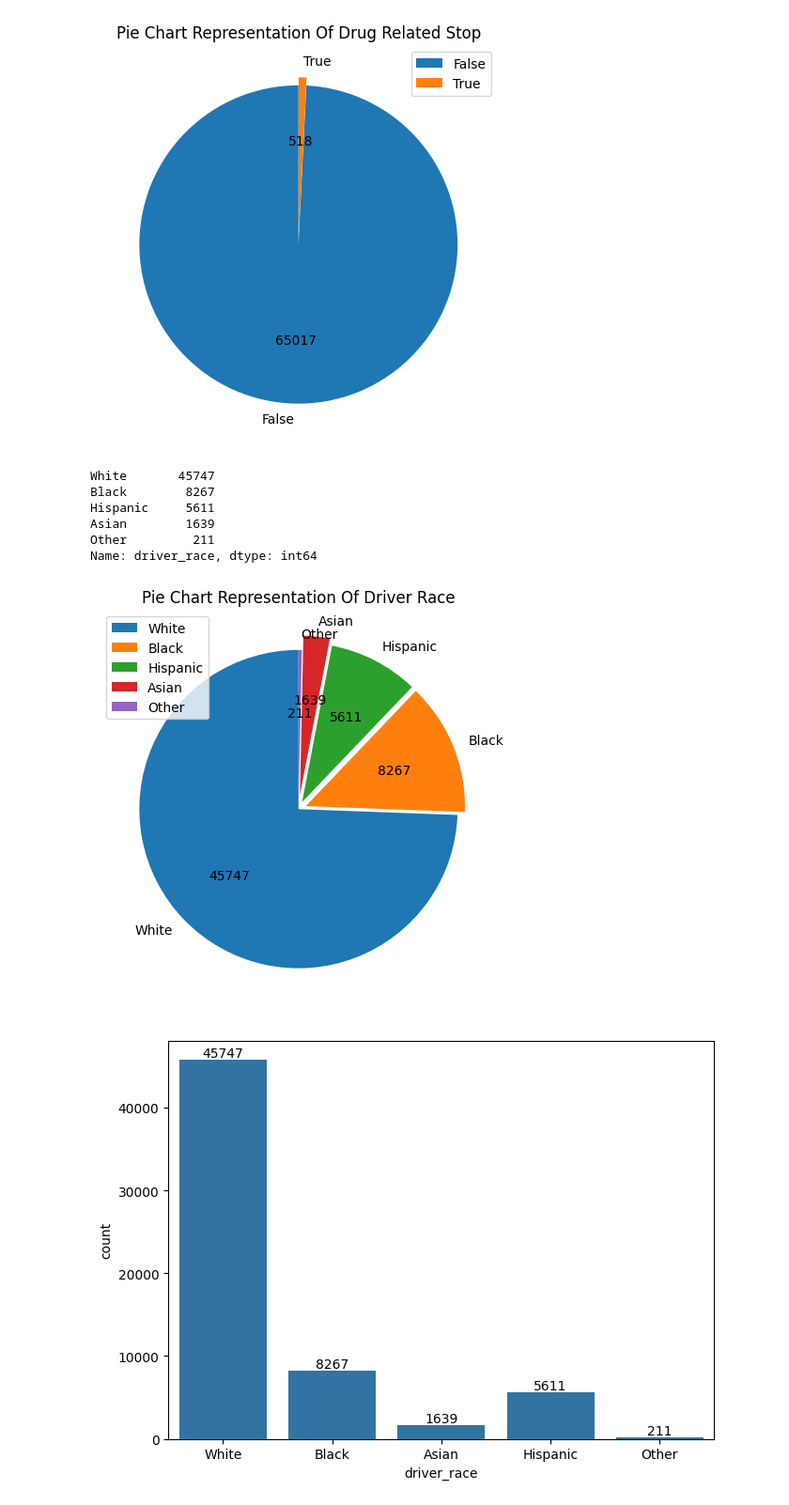
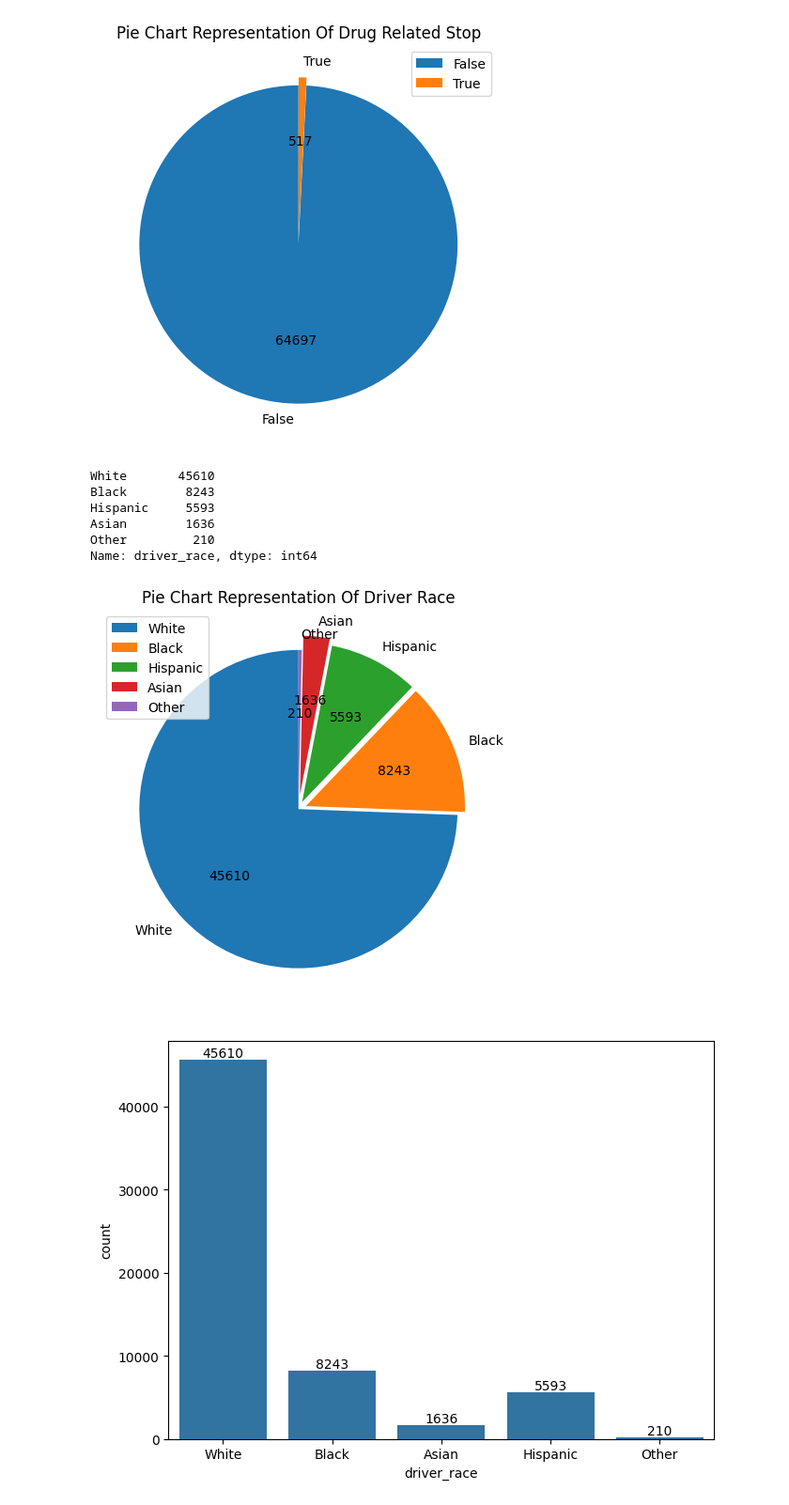
Before and after one commit to Eminent-thinker/policeData, a Jupyter notebook: policeData.ipynb, the cells around one changed output. Shown at 94% size. Cells and saved outputs as stored; diff of their text form; code cells hidden in the pictures.

```diff
--- a/policeData.ipynb
+++ b/policeData.ipynb
@@ -88,0 +144,2 @@ memory usage: 6.6+ MB
+# %%
+clean_data = df
@@ -88,0 +193,2 @@ memory usage: 6.6+ MB
+# %%
+clean_data = clean_data.drop_duplicates()
@@ -91,2 +209,2 @@ memory usage: 6.6+ MB
 # %%
-df.stop_date = pd.to_datetime(df['stop_date'])
+clean_data.stop_date = pd.to_datetime(clean_data['stop_date'], errors = 'ignore')
@@ -113,4 +237,4 @@ memory usage: 6.6+ MB
 # %% [markdown]
 ### Since there was no value in the country_name attribute, I think dropping it won't be an issue so, let's drop the column.
 # %%
-df.drop('country_name', axis = 1, inplace = True)
+clean_data.drop('country_name', axis = 1, inplace = True,  errors = 'ignore')
@@ -163,22 +293,23 @@ plt.legend();
 # %% [output]
 [figure]
 # %%
-df["driver_race"].value_counts()
+# Counting the number of each driver race present in the dataset
+clean_data["driver_race"].value_counts()
 # %% [output]
-White       45747
-Black        8267
-Hispanic     5611
-Asian        1639
-Other         211
+White       45610
+Black        8243
+Hispanic     5593
+Asian        1636
+Other         210
 Name: driver_race, dtype: int64
 # %%
-x = df.driver_race.value_counts()
+x = clean_data.driver_race.value_counts()
 count = x.values
 explode = [0,0.05,0.05,0.09,0]
-piePlot(count, x , explode);
+piePlot(count, x , explode); # calling the function
 plt.title('pie chart representation of driver race'.title())
 plt.legend();
 # %% [output]
-[figure, old version]
+[figure, new version]
 # %%
 color = sb.color_palette()[0]
```
Also changed, not shown: parts of 79 cells of this notebook.
